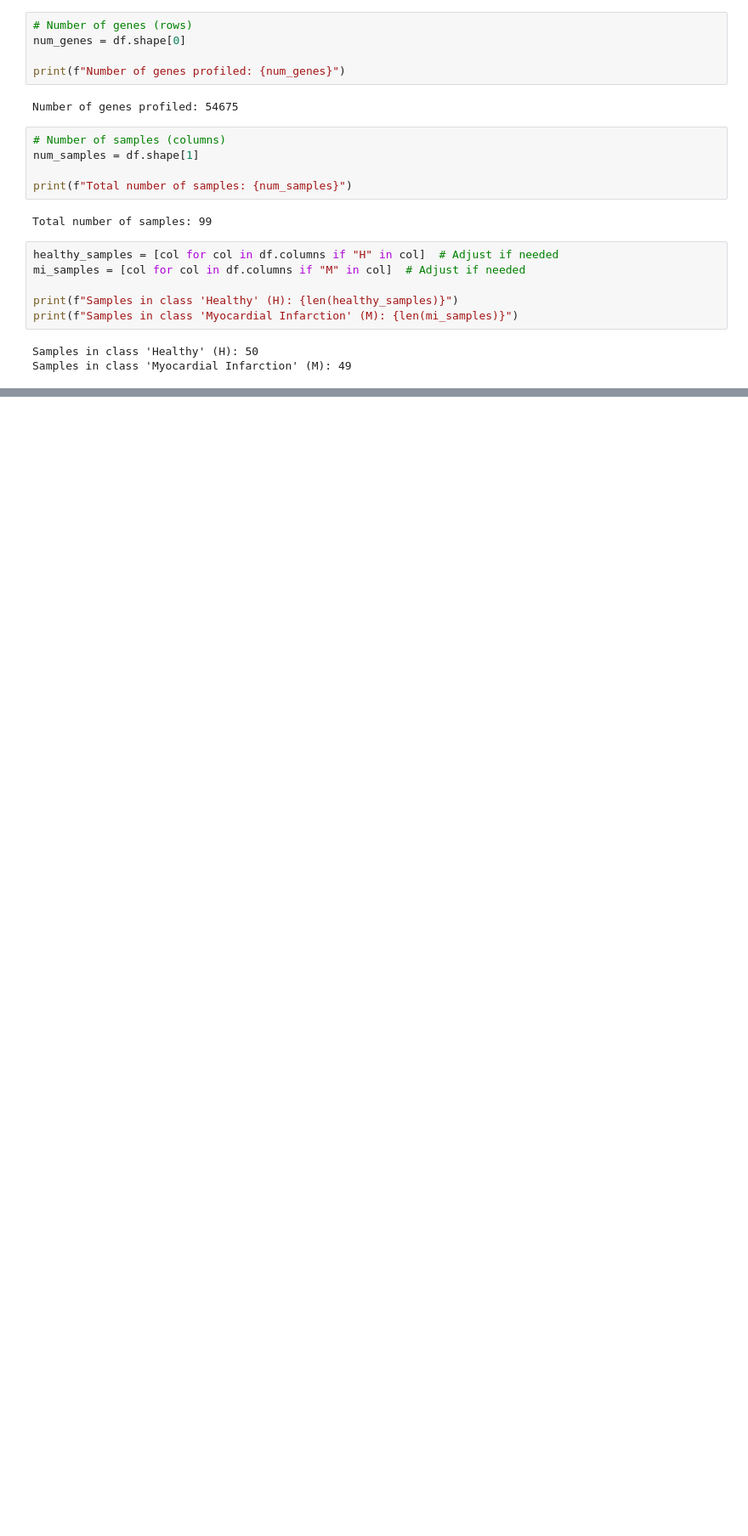
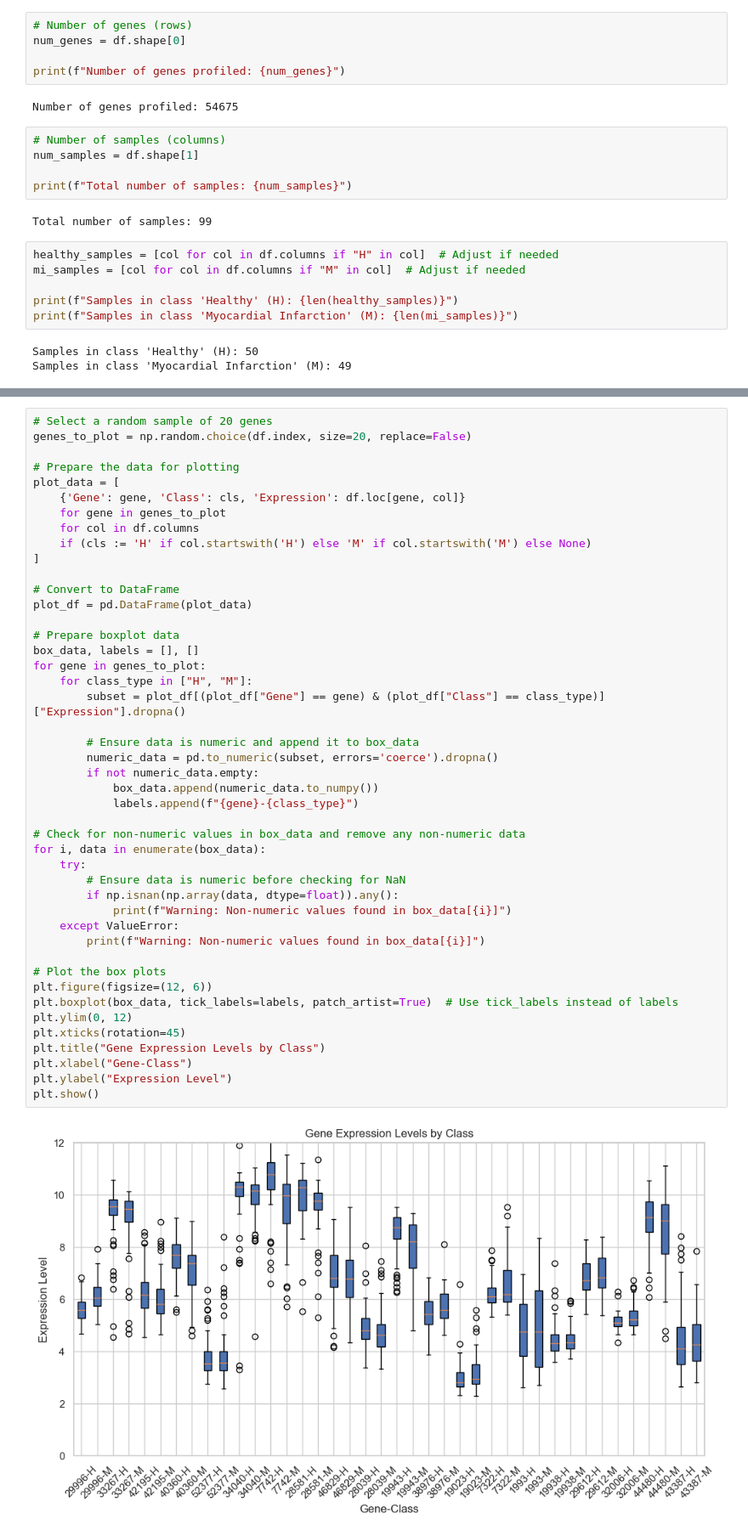
Before and after one commit to aviferdman/Statistics-and-Data-Analysis, a Jupyter notebook: hw4/324369412_316420132.ipynb, the cells around one changed output, grey strips where cells are left out. Shown at 85% size. Cells and saved outputs as stored; diff of their text form; blank space fills up the shorter version.

```diff
--- a/hw4/324369412_316420132.ipynb
+++ b/hw4/324369412_316420132.ipynb
@@ -133,0 +100,47 @@ plt.show()
+# %%
+# Select a random sample of 20 genes
+genes_to_plot = np.random.choice(df.index, size=20, replace=False)
+
+# Prepare the data for plotting
+plot_data = [
+    {'Gene': gene, 'Class': cls, 'Expression': df.loc[gene, col]}
+    for gene in genes_to_plot
+    for col in df.columns
+    if (cls := 'H' if col.startswith('H') else 'M' if col.startswith('M') else None)
+]
+
+# Convert to DataFrame
+plot_df = pd.DataFrame(plot_data)
+
+# Prepare boxplot data
+box_data, labels = [], []
+for gene in genes_to_plot:
+    for class_type in ["H", "M"]:
+        subset = plot_df[(plot_df["Gene"] == gene) & (plot_df["Class"] == class_type)]["Expression"].dropna()
+
+        # Ensure data is numeric and append it to box_data
+        numeric_data = pd.to_numeric(subset, errors='coerce').dropna()
+        if not numeric_data.empty:
+            box_data.append(numeric_data.to_numpy())
+            labels.append(f"{gene}-{class_type}")
+
+# Check for non-numeric values in box_data and remove any non-numeric data
+for i, data in enumerate(box_data):
+    try:
+        # Ensure data is numeric before checking for NaN
+        if np.isnan(np.array(data, dtype=float)).any():
+            print(f"Warning: Non-numeric values found in box_data[{i}]")
+    except ValueError:
+        print(f"Warning: Non-numeric values found in box_data[{i}]")
+
+# Plot the box plots
+plt.figure(figsize=(12, 6))
+plt.boxplot(box_data, tick_labels=labels, patch_artist=True)  # Use tick_labels instead of labels
+plt.ylim(0, 12)
+plt.xticks(rotation=45)
+plt.title("Gene Expression Levels by Class")
+plt.xlabel("Gene-Class")
+plt.ylabel("Expression Level")
+plt.show()
+# %% [output]
+[figure, added]
```
Also changed, not shown: parts of 11 cells of this notebook.
